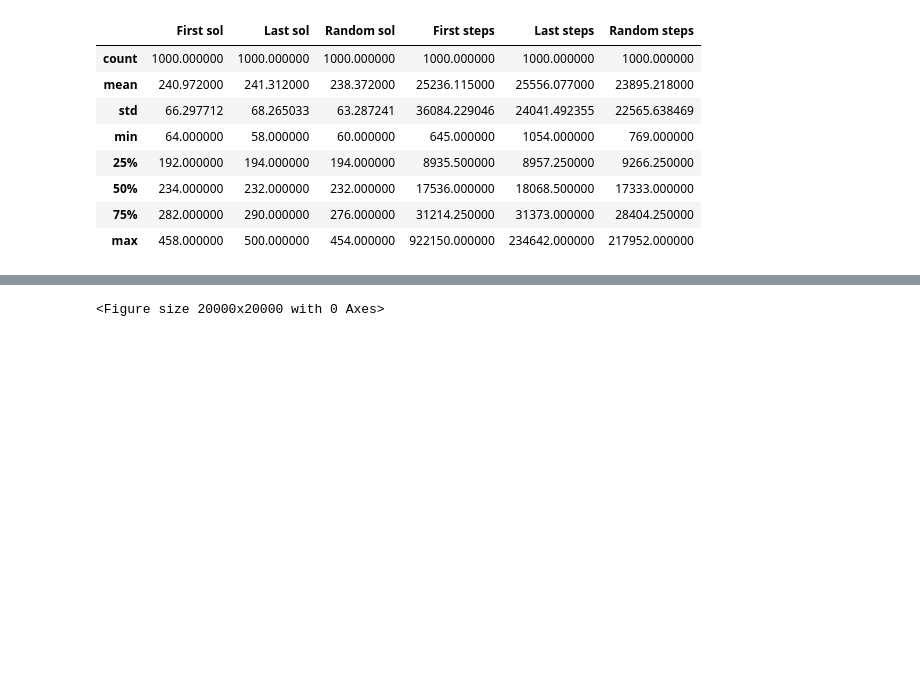
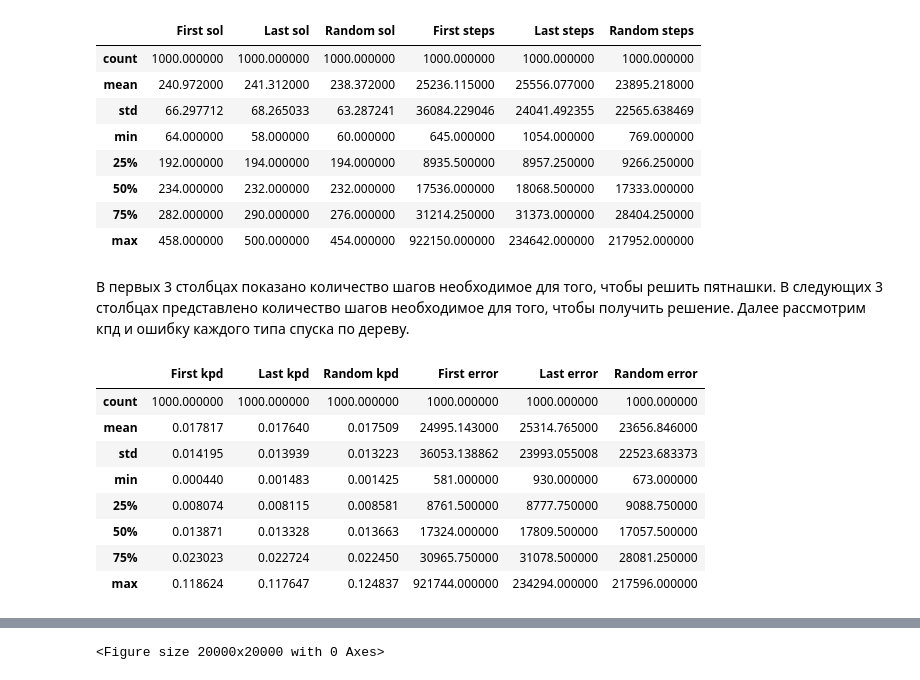
Before and after one commit to k0perX-X/intelligent-systems, a Jupyter notebook: DZ1/barley-break.ipynb, the cells around one changed output, grey strips where cells are left out. Cells and saved outputs as stored; diff of their text form; code cells hidden in the pictures; blank space fills up the shorter version.

```diff
--- a/DZ1/barley-break.ipynb
+++ b/DZ1/barley-break.ipynb
@@ -37,3 +41,24 @@ df_all.describe()
 | 50% | 234.000000 | 232.000000 | 232.000000 | 17536.000000 | 18068.500000 | 17333.000000 |
 | 75% | 282.000000 | 290.000000 | 276.000000 | 31214.250000 | 31373.000000 | 28404.250000 |
 | max | 458.000000 | 500.000000 | 454.000000 | 922150.000000 | 234642.000000 | 217952.000000 |
+# %% [markdown]
+В первых 3 столбцах показано количество шагов необходимое для того, чтобы решить пятнашки. В следующих 3 столбцах представлено количество шагов необходимое для того, чтобы получить решение. Далее рассмотрим кпд и ошибку каждого типа спуска по дереву.
+# %%
+df_kpd = pd.concat([df_all['First sol'] / df_all['First steps'],
+                    df_all['Last sol'] / df_all['Last steps'],
+                    df_all['Random sol'] / df_all['Random steps'],
+                    df_all['First steps'] - df_all['First sol'],
+                    df_all['Last steps'] - df_all['Last sol'],
+                    df_all['Random steps'] - df_all['Random sol'], ], axis=1)
+df_kpd.columns = ["First kpd", "Last kpd", "Random kpd", "First error", "Last error", "Random error", ]
+df_kpd.describe()
+# %% [output]
+|  | First kpd | Last kpd | Random kpd | First error | Last error | Random error |
+| count | 1000.000000 | 1000.000000 | 1000.000000 | 1000.000000 | 1000.000000 | 1000.000000 |
+| mean | 0.017817 | 0.017640 | 0.017509 | 24995.143000 | 25314.765000 | 23656.846000 |
+| std | 0.014195 | 0.013939 | 0.013223 | 36053.138862 | 23993.055008 | 22523.683373 |
+| min | 0.000440 | 0.001483 | 0.001425 | 581.000000 | 930.000000 | 673.000000 |
+| 25% | 0.008074 | 0.008115 | 0.008581 | 8761.500000 | 8777.750000 | 9088.750000 |
+| 50% | 0.013871 | 0.013328 | 0.013663 | 17324.000000 | 17809.500000 | 17057.500000 |
+| 75% | 0.023023 | 0.022724 | 0.022450 | 30965.750000 | 31078.500000 | 28081.250000 |
+| max | 0.118624 | 0.117647 | 0.124837 | 921744.000000 | 234294.000000 | 217596.000000 |
```
Also changed, not shown: parts of 12 cells of this notebook, 8 other files.
